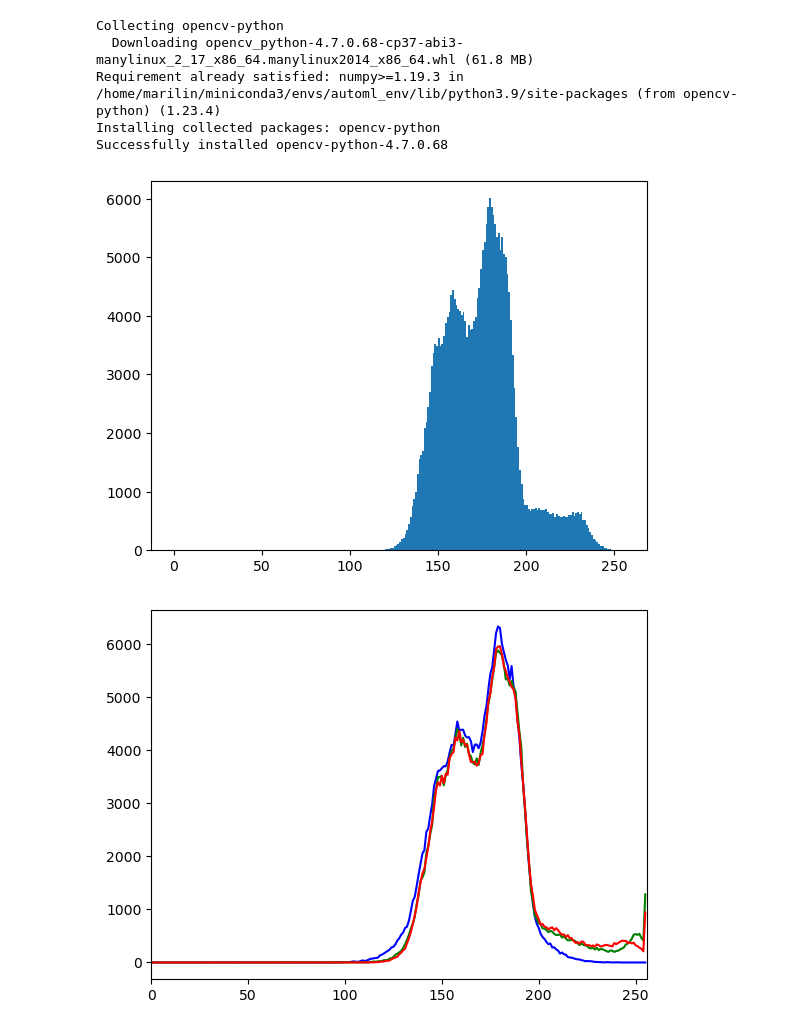
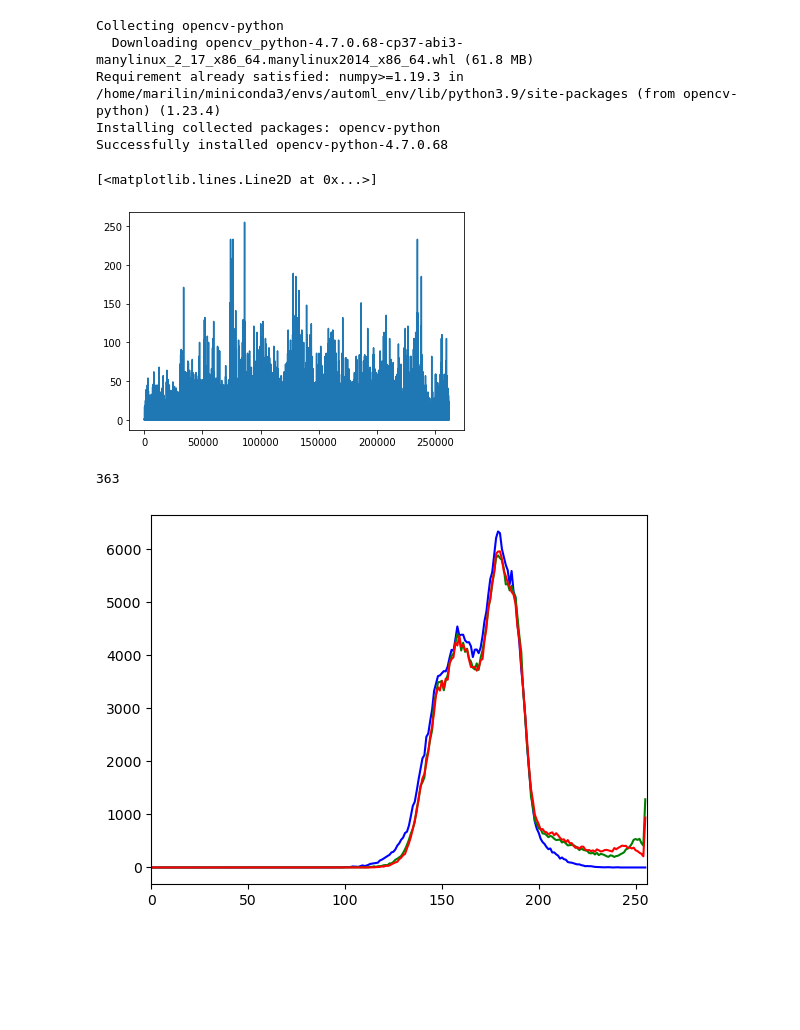
Before and after one commit to marilin99/master_thesis, a Jupyter notebook: scripts/color_histograms.ipynb, the cells around one changed output. Drawn from its saved outputs; the diff is of its cells as text; code cells hidden in the pictures; blank space fills up the shorter version.

```diff
--- a/scripts/color_histograms.ipynb
+++ b/scripts/color_histograms.ipynb
@@ -9,17 +9,24 @@ Successfully installed opencv-python-4.7.0.68
 # %%
 import os.path
 import numpy as np
 import cv2
 import matplotlib.pyplot as plt
 
 # Open the camera
 #camera= cv2.VideoCapture(0)
-PATH_1 = '/home/marilin/Documents/ESP/data/SYTO_PI/control_50killed_syto_PI_2-Image Export-02_c1-3.jpg'
+PATH_1 = '/home/marilin/Documents/ESP/red_chan_cubic.png'
 img = cv2.imread(PATH_1,0)
 
-plt.hist(img.ravel(),256,[0,256]); plt.show()
+plt.plot(img.ravel())
+
+#plt.hist(img.ravel(),256,[0,256]); plt.show();
 # %% [output]
+[<matplotlib.lines.Line2D at 0x...>]
-[figure, old version]
+[figure, new version]
+# %%
+len(np.where(img.ravel() >= 70)[0])
+# %% [output]
+363
 # %%
 img = cv2.imread(PATH_1)
 color = ('b','g','r')
```
Also changed, not shown: 6 other files.
